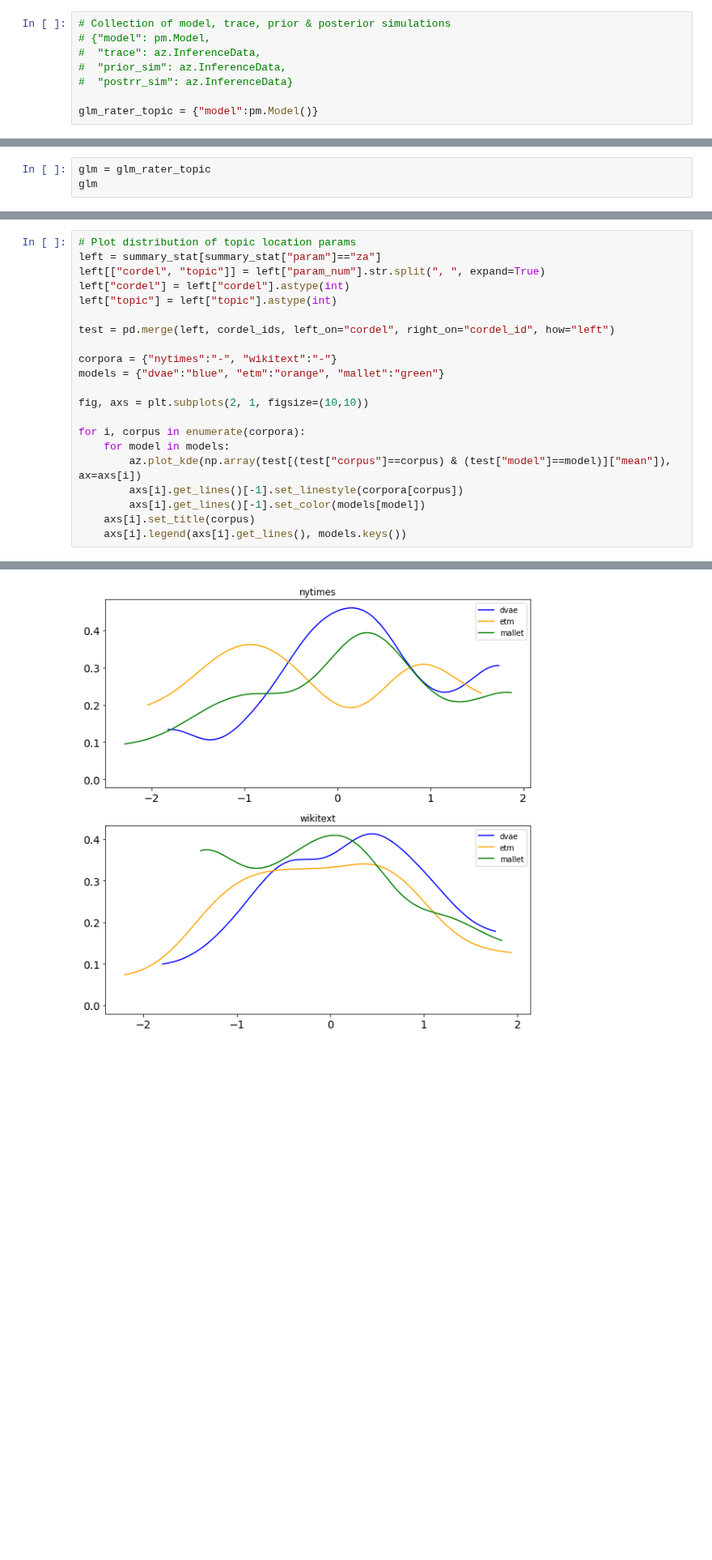
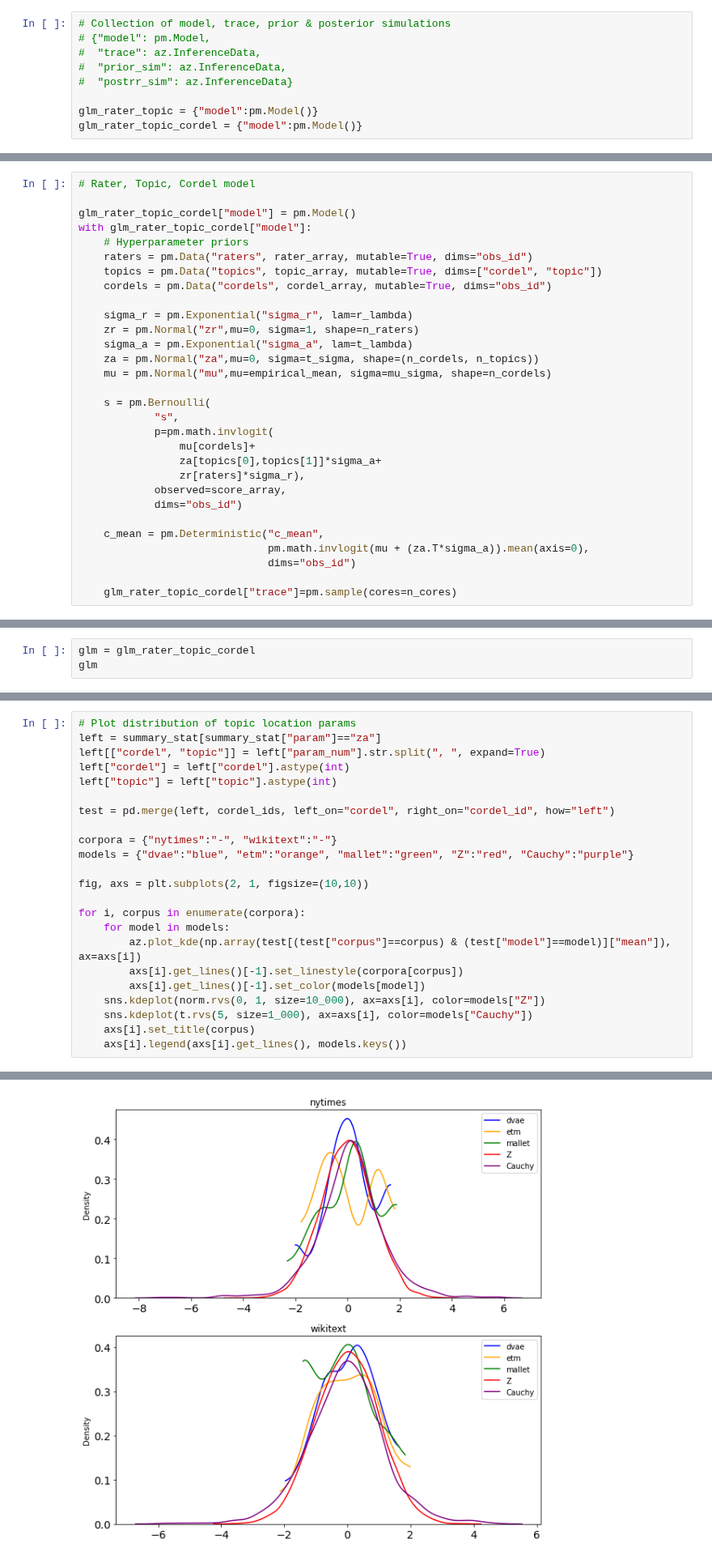
Before and after one commit to imrogerjiang/bayesian-inference-topic-measures, a Jupyter notebook: Power and Significance simulation.ipynb, the cells around one changed output, grey strips where cells are left out. Shown at 81% size. Cells and saved outputs as stored; diff of their text form; blank space fills up the shorter version.

```diff
--- a/Power and Significance simulation.ipynb
+++ b/Power and Significance simulation.ipynb
@@ -90,3 +108,4 @@ mu_sigma = 1
 #  "postrr_sim": az.InferenceData}
 
 glm_rater_topic = {"model":pm.Model()}
+glm_rater_topic_cordel = {"model":pm.Model()}
@@ -129,0 +149,30 @@ Sampling 2 chains for 1_000 tune and 1_000 draw iterations (2_000 + 2_000 draws
+# %%
+# Rater, Topic, Cordel model
+
+glm_rater_topic_cordel["model"] = pm.Model()
+with glm_rater_topic_cordel["model"]:
+    # Hyperparameter priors
+    raters = pm.Data("raters", rater_array, mutable=True, dims="obs_id")
+    topics = pm.Data("topics", topic_array, mutable=True, dims=["cordel", "topic"])
+    cordels = pm.Data("cordels", cordel_array, mutable=True, dims="obs_id")
+
+    sigma_r = pm.Exponential("sigma_r", lam=r_lambda)
+    zr = pm.Normal("zr",mu=0, sigma=1, shape=n_raters)
+    sigma_a = pm.Exponential("sigma_a", lam=t_lambda)
+    za = pm.Normal("za",mu=0, sigma=t_sigma, shape=(n_cordels, n_topics))
+    mu = pm.Normal("mu",mu=empirical_mean, sigma=mu_sigma, shape=n_cordels)
+
+    s = pm.Bernoulli(
+            "s",
+            p=pm.math.invlogit(
+                mu[cordels]+
+                za[topics[0],topics[1]]*sigma_a+
+                zr[raters]*sigma_r),
+            observed=score_array,
+            dims="obs_id")
+
+    c_mean = pm.Deterministic("c_mean",
+                              pm.math.invlogit(mu + (za.T*sigma_a)).mean(axis=0),
+                              dims="obs_id")
+
+    glm_rater_topic_cordel["trace"]=pm.sample(cores=n_cores)
@@ -130,7 +186,7 @@ Sampling 2 chains for 1_000 tune and 1_000 draw iterations (2_000 + 2_000 draws
 # %% [markdown]
 ## Diagnostics
 # %%
-glm = glm_rater_topic
+glm = glm_rater_topic_cordel
 glm
 # %% [output]
 {'model': sigma_r ~ Exp(f())
@@ -199,36 +260,38 @@ left["topic"] = left["topic"].astype(int)
 test = pd.merge(left, cordel_ids, left_on="cordel", right_on="cordel_id", how="left")
 
 corpora = {"nytimes":"-", "wikitext":"-"}
-models = {"dvae":"blue", "etm":"orange", "mallet":"green"}
+models = {"dvae":"blue", "etm":"orange", "mallet":"green", "Z":"red", "Cauchy":"purple"}
 
 fig, axs = plt.subplots(2, 1, figsize=(10,10))
 
 for i, corpus in enumerate(corpora):
     for model in models:
         az.plot_kde(np.array(test[(test["corpus"]==corpus) & (test["model"]==model)]["mean"]), ax=axs[i])
         axs[i].get_lines()[-1].set_linestyle(corpora[corpus])
         axs[i].get_lines()[-1].set_color(models[model])
+    sns.kdeplot(norm.rvs(0, 1, size=10_000), ax=axs[i], color=models["Z"])
+    sns.kdeplot(t.rvs(5, size=1_000), ax=axs[i], color=models["Cauchy"])
     axs[i].set_title(corpus)
     axs[i].legend(axs[i].get_lines(), models.keys())
 # %% [output]
 A value is trying to be set on a copy of a slice from a DataFrame.
 Try using .loc[row_indexer,col_indexer] = value instead
 
 See the caveats in the documentation: https://pandas.pydata.org/pandas-docs/stable/user_guide/indexing.html#returning-a-view-versus-a-copy
   left[["cordel", "topic"]] = left["param_num"].str.split(", ", expand=True)
 A value is trying to be set on a copy of a slice from a DataFrame.
 Try using .loc[row_indexer,col_indexer] = value instead
 
 See the caveats in the documentation: https://pandas.pydata.org/pandas-docs/stable/user_guide/indexing.html#returning-a-view-versus-a-copy
   left[["cordel", "topic"]] = left["param_num"].str.split(", ", expand=True)
 A value is trying to be set on a copy of a slice from a DataFrame.
 Try using .loc[row_indexer,col_indexer] = value instead
 
 See the caveats in the documentation: https://pandas.pydata.org/pandas-docs/stable/user_guide/indexing.html#returning-a-view-versus-a-copy
   left["cordel"] = left["cordel"].astype(int)
 A value is trying to be set on a copy of a slice from a DataFrame.
 Try using .loc[row_indexer,col_indexer] = value instead
 
 See the caveats in the documentation: https://pandas.pydata.org/pandas-docs/stable/user_guide/indexing.html#returning-a-view-versus-a-copy
   left["topic"] = left["topic"].astype(int)
-[figure, old version]
+[figure, new version]
```
Also changed, not shown: parts of 41 cells of this notebook, 1 other file.
